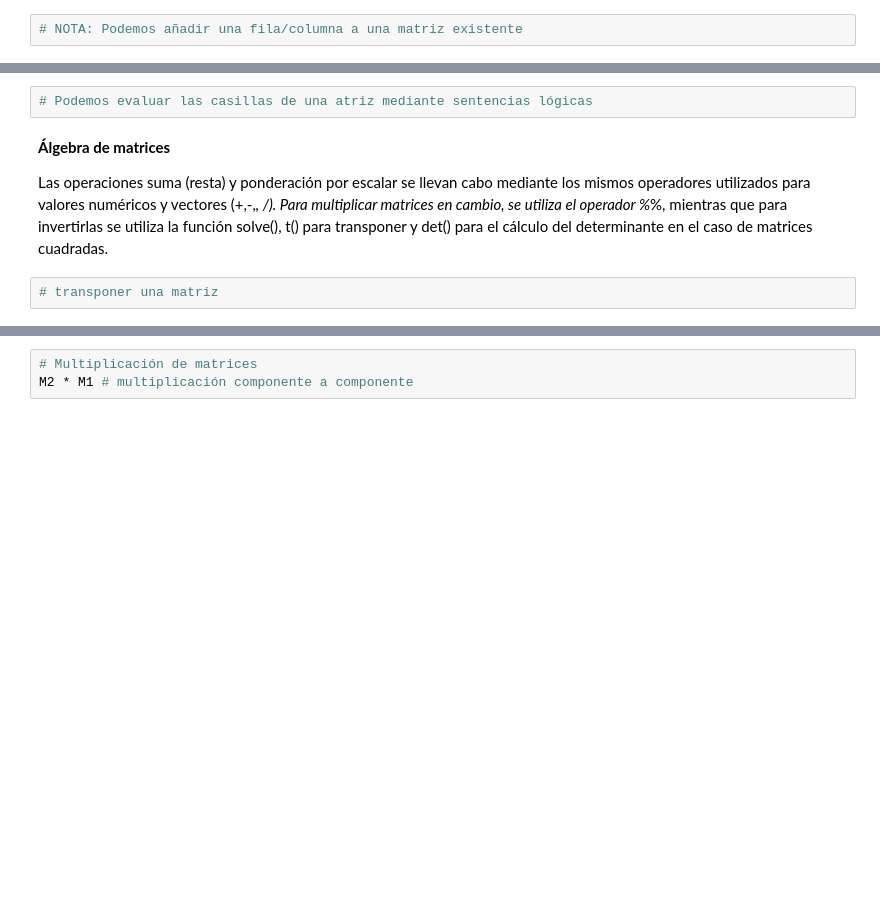
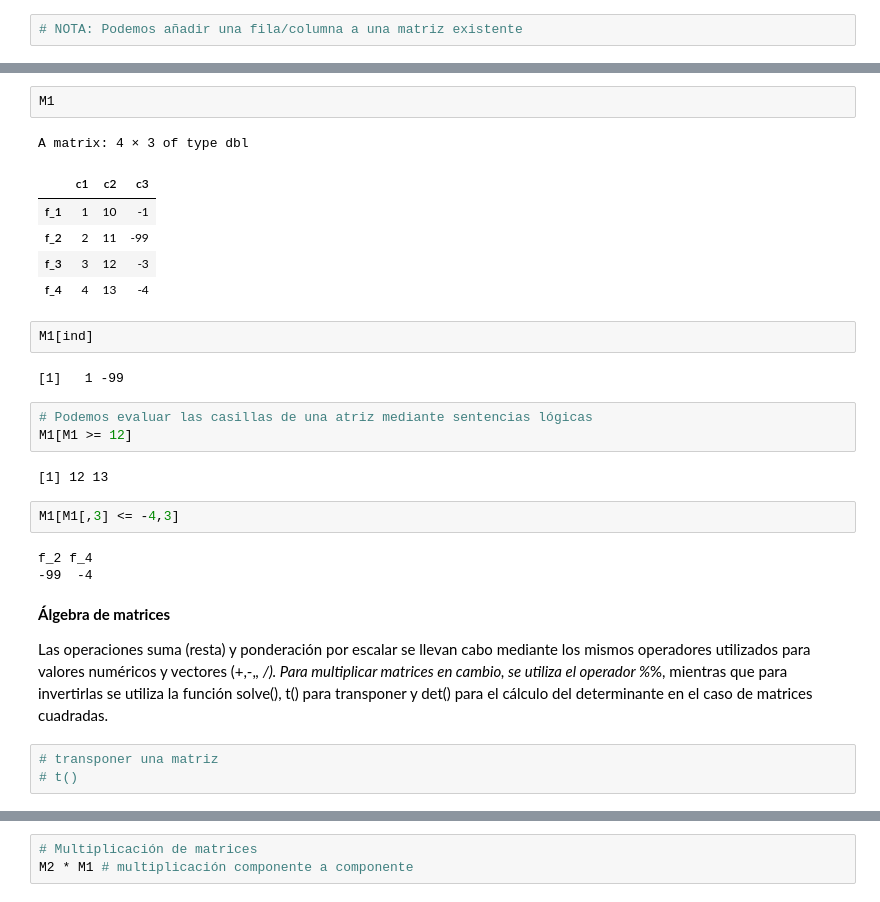
Before and after one commit to majorquev/DBDC_202409_Programacion_en_R_para_ciencia_de_datos, a Jupyter notebook: Clases/C2/Clase_2_01_matrices.ipynb, the cells around one changed output, grey strips where cells are left out. Drawn from its saved outputs; the diff is of its cells as text; blank space fills up the shorter version.

```diff
--- a/Clases/C2/Clase_2_01_matrices.ipynb
+++ b/Clases/C2/Clase_2_01_matrices.ipynb
@@ -79,11 +220,33 @@ M3["f2","c3"]
+# %%
+M1
+# %% [output]
+A matrix: 4 × 3 of type dbl
+|  | c1 | c2 | c3 |
+| f_1 | 1 | 10 | -1 |
+| f_2 | 2 | 11 | -99 |
+| f_3 | 3 | 12 | -3 |
+| f_4 | 4 | 13 | -4 |
+# %%
+M1[ind]
+# %% [output]
+[1]   1 -99
 # %%
 # Podemos evaluar las casillas de una atriz mediante sentencias lógicas
+M1[M1 >= 12]
+# %% [output]
+[1] 12 13
+# %%
+M1[M1[,3] <= -4,3]
+# %% [output]
+f_2 f_4
+-99  -4
 # %% [markdown]
 **Álgebra de matrices**
 
 Las operaciones suma (resta) y ponderación por escalar se llevan cabo mediante los mismos operadores utilizados para valores numéricos y vectores (+,-,*, /). Para multiplicar matrices en cambio, se utiliza el operador %*%, mientras que para invertirlas se utiliza la función solve(), t() para transponer y det() para el cálculo del determinante en el caso de matrices cuadradas.
 # %%
 # transponer una matriz
+# t()
 # %%
 # 3.2 Álgbra de matrices  ------------
 # Ejemplo simple de álgebra de matrices
```
Also changed, not shown: parts of 25 cells of this notebook.
